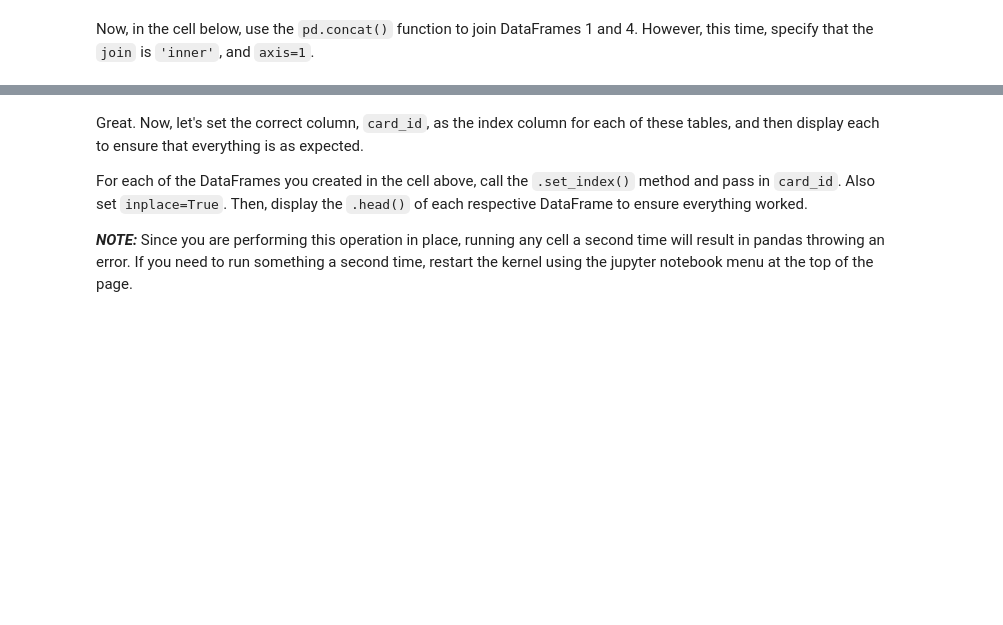
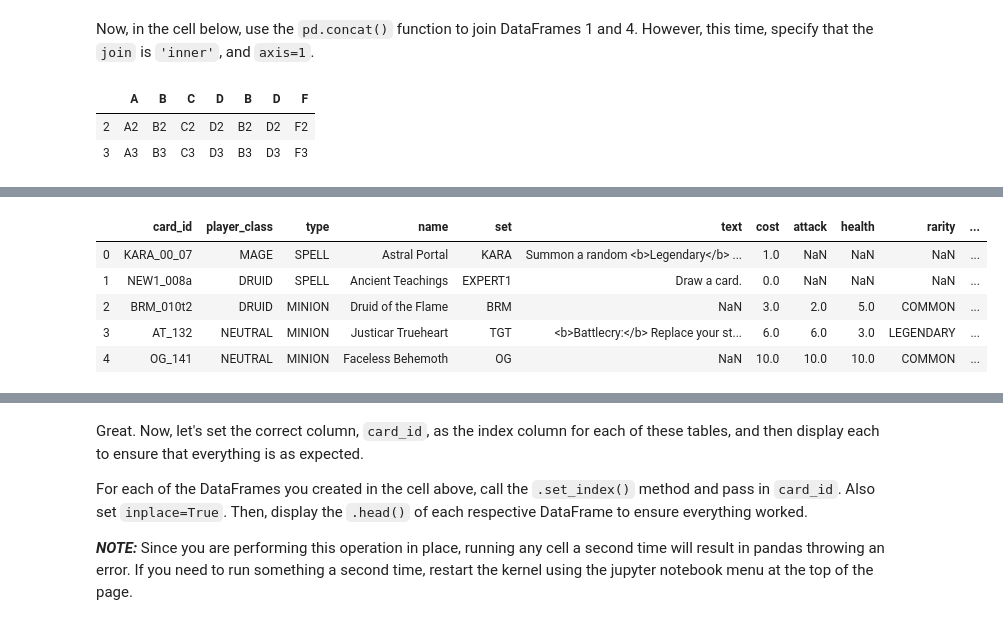
Before and after one commit to torresdavr/dsc-combining-dataframes-pandas-lab-online-ds-pt-100719, a Jupyter notebook: index.ipynb, the cells around one changed output, grey strips where cells are left out. Saved outputs shown, nothing was run; the diff lists cells and outputs as text; code cells hidden in the pictures; blank space fills up the shorter version.

```diff
--- a/index.ipynb
+++ b/index.ipynb
@@ -75,3 +121,12 @@ df1_and_4
+# %%
+#df1_and_4 = df1.join(df4, how='inner',axis=1)
+#df1_and_4
+df1_and_4  = pd.concat([df1, df4], axis=1, join='inner')
+df1_and_4
+# %% [output]
+|  | A | B | C | D | B | D | F |
+| 2 | A2 | B2 | C2 | D2 | B2 | D2 | F2 |
+| 3 | A3 | B3 | C3 | D3 | B3 | D3 | F3 |
 # %% [markdown]
 **_EXPECTED OUTPUT:_**
 
@@ -101,3 +156,12 @@ dust_df = pd.read_csv('dust.csv')
 entourages_df = pd.read_csv('entourages.csv')
 mechanics_df = pd.read_csv('mechanics.csv')
 play_requirements_df = pd.read_csv('play_requirements.csv')
+# %%
+cards_df.head()
+# %% [output]
+|  | card_id | player_class | type | name | set | text | cost | attack | health | rarity | ... |
+| 0 | KARA_00_07 | MAGE | SPELL | Astral Portal | KARA | Summon a random <b>Legendary</b> ... | 1.0 | NaN | NaN | NaN | ... |
+| 1 | NEW1_008a | DRUID | SPELL | Ancient Teachings | EXPERT1 | Draw a card. | 0.0 | NaN | NaN | NaN | ... |
+| 2 | BRM_010t2 | DRUID | MINION | Druid of the Flame | BRM | NaN | 3.0 | 2.0 | 5.0 | COMMON | ... |
+| 3 | AT_132 | NEUTRAL | MINION | Justicar Trueheart | TGT | <b>Battlecry:</b> Replace your st... | 6.0 | 6.0 | 3.0 | LEGENDARY | ... |
+| 4 | OG_141 | NEUTRAL | MINION | Faceless Behemoth | OG | NaN | 10.0 | 10.0 | 10.0 | COMMON | ... |
```
Also changed, not shown: parts of 23 cells of this notebook.
